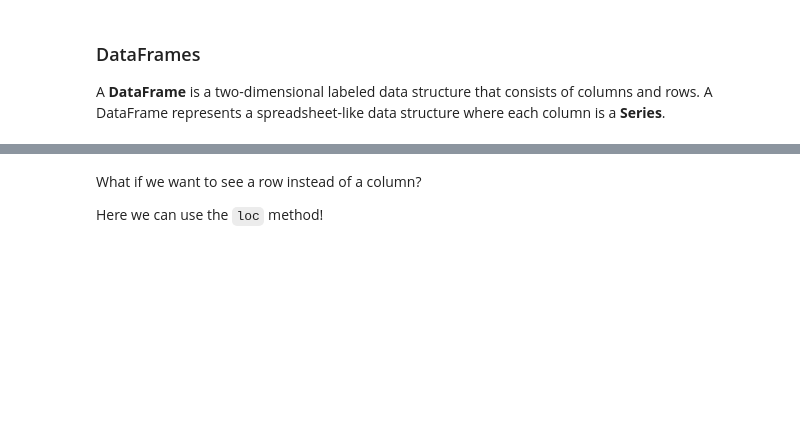
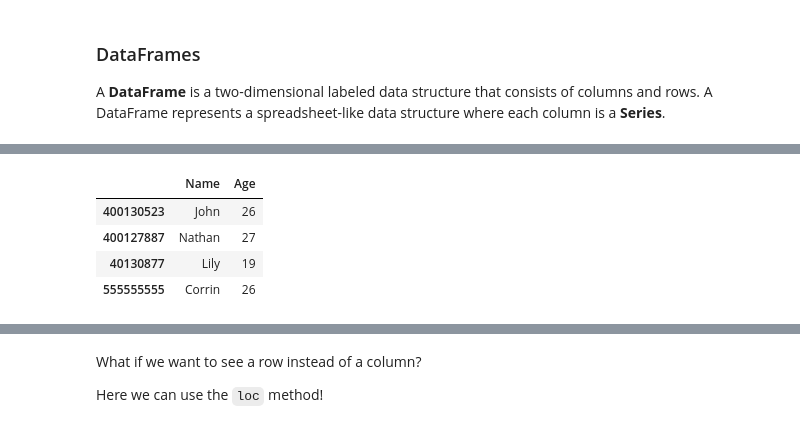
Before and after one commit to bourdin/MATH1MP3_W2026, a Jupyter notebook: Notebooks/C01/11-Pandas-1.ipynb, the cells around one changed output, grey strips where cells are left out. Cells and saved outputs as stored; diff of their text form; code cells hidden in the pictures; blank space fills up the shorter version.

```diff
--- a/Notebooks/C01/11-Pandas-1.ipynb
+++ b/Notebooks/C01/11-Pandas-1.ipynb
@@ -103,4 +173,10 @@ df
 # %%
-df["Name"]
+df[["Name", "Age"]]
+# %% [output]
+|  | Name | Age |
+| 400130523 | John | 26 |
+| 400127887 | Nathan | 27 |
+| 40130877 | Lily | 19 |
+| 555555555 | Corrin | 26 |
 # %%
 df["City"]
```
Also changed, not shown: parts of 35 cells of this notebook, 1 other file.
